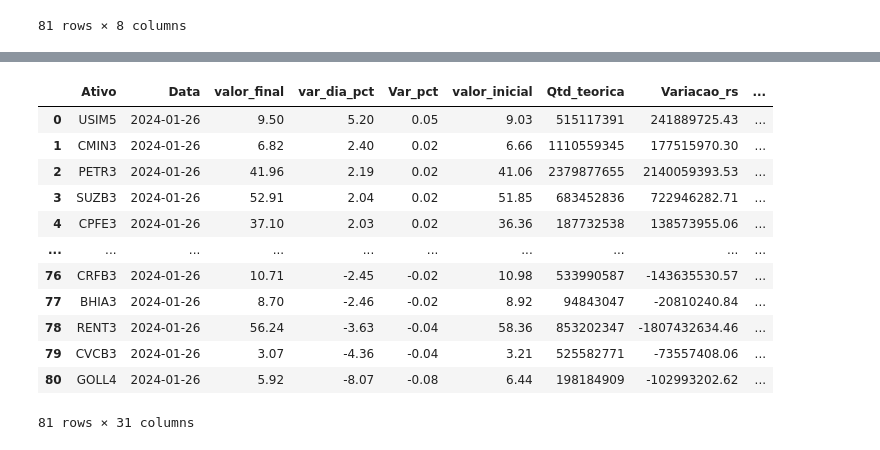
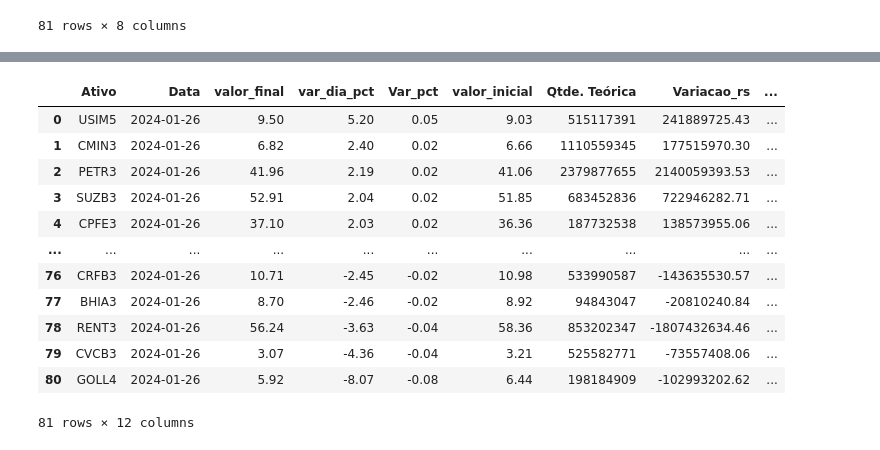
Before and after one commit to Caieera/alura-python, a Jupyter notebook: Imersão_Python_Aulas.ipynb, the cells around one changed output, grey strips where cells are left out. Saved outputs shown, nothing was run; the diff lists cells and outputs as text; code cells hidden in the pictures.

```diff
--- a/Imersão_Python_Aulas.ipynb
+++ b/Imersão_Python_Aulas.ipynb
@@ -266,9 +287,9 @@ df_principal
 # %%
-df_principal = df_principal.merge(df_ticker, left_on='Ativo', right_on='Ticker', how='left', suffixes=('_principal', '_ticker'))
-df_principal = df_principal.drop(columns=['Ticker'])
+df_principal = df_principal.merge(df_chatgpt,left_on='Nome',right_on='Nome da Empresa',how='left')
+df_principal = df_principal.drop(columns =['Nome da Empresa'])
 df_principal
 # %% [output]
-|  | Ativo | Data | valor_final | var_dia_pct | Var_pct | valor_inicial | Qtd_teorica | Variacao_rs | ... |
+|  | Ativo | Data | valor_final | var_dia_pct | Var_pct | valor_inicial | Qtde. Teórica | Variacao_rs | ... |
 | 0 | USIM5 | 2024-01-26 | 9.50 | 5.20 | 0.05 | 9.03 | 515117391 | 241889725.43 | ... |
 | 1 | CMIN3 | 2024-01-26 | 6.82 | 2.40 | 0.02 | 6.66 | 1110559345 | 177515970.30 | ... |
 | 2 | PETR3 | 2024-01-26 | 41.96 | 2.19 | 0.02 | 41.06 | 2379877655 | 2140059393.53 | ... |
@@ -280,4 +301,4 @@ df_principal
 | 78 | RENT3 | 2024-01-26 | 56.24 | -3.63 | -0.04 | 58.36 | 853202347 | -1807432634.46 | ... |
 | 79 | CVCB3 | 2024-01-26 | 3.07 | -4.36 | -0.04 | 3.21 | 525582771 | -73557408.06 | ... |
 | 80 | GOLL4 | 2024-01-26 | 5.92 | -8.07 | -0.08 | 6.44 | 198184909 | -102993202.62 | ... |
-81 rows × 31 columns
+81 rows × 12 columns
```
Also changed, not shown: parts of 19 cells of this notebook.
